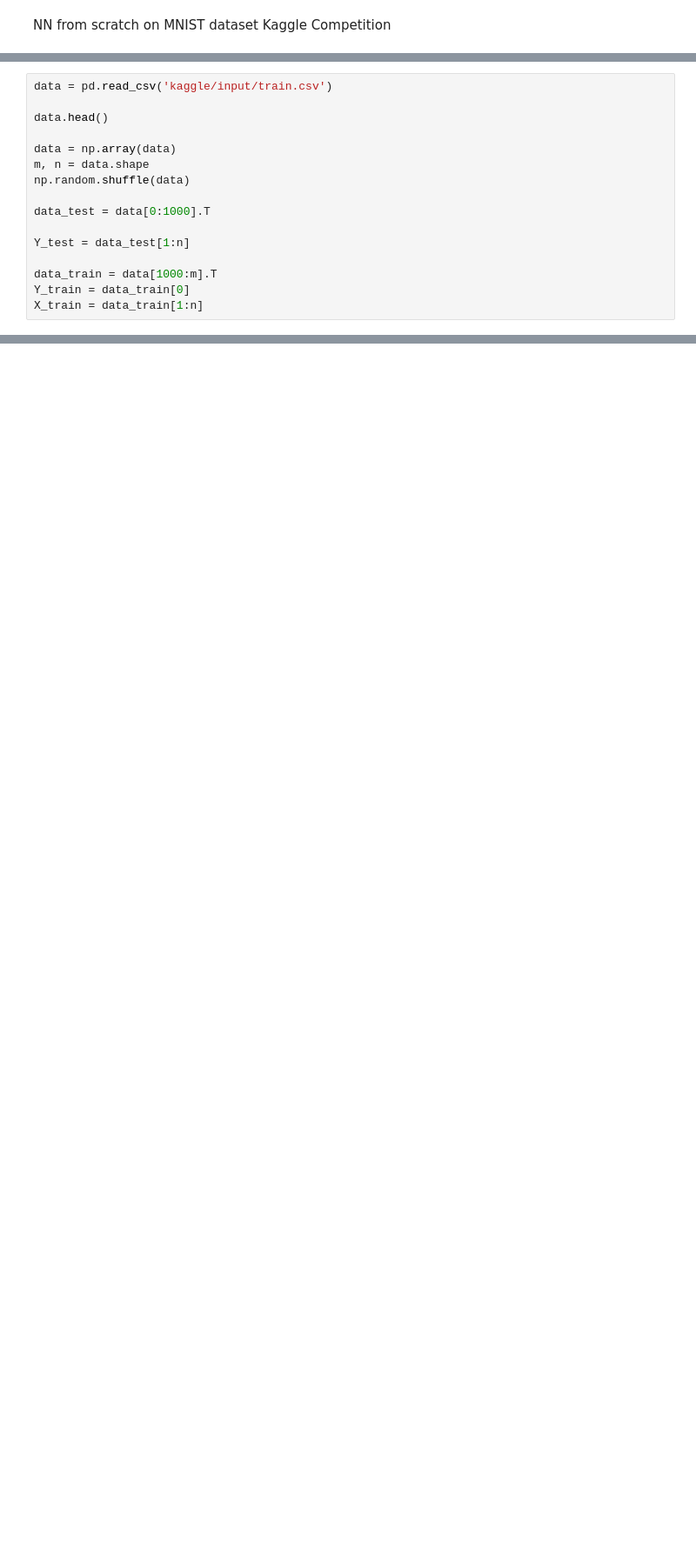
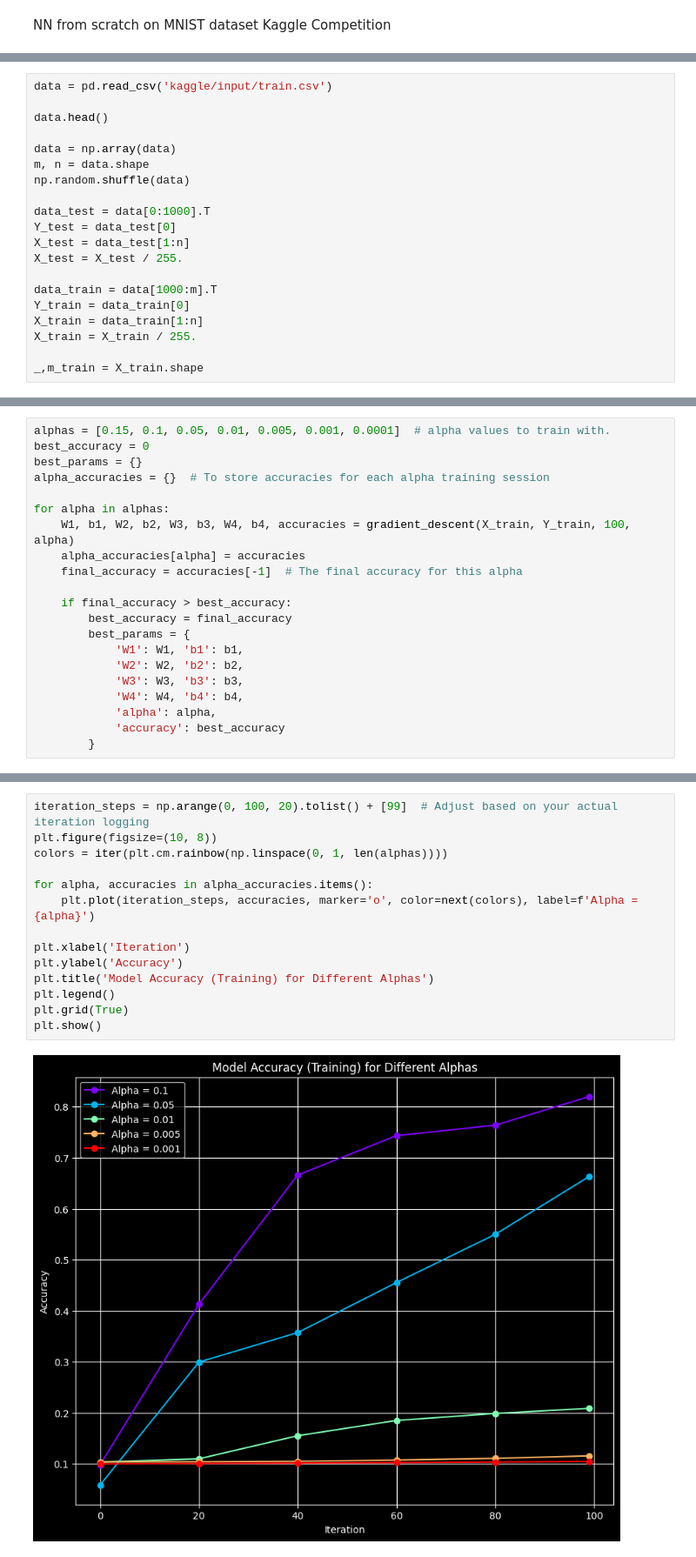
Before and after one commit to maiadx/mnist-kaggle, a Jupyter notebook: mnist.ipynb, the cells around one changed output, grey strips where cells are left out. Shown at 87% size. Saved outputs shown, nothing was run; the diff lists cells and outputs as text; blank space fills up the shorter version.

Commit message:
working on hyperparam tuning alpha values for classifier

```diff
--- a/mnist.ipynb
+++ b/mnist.ipynb
@@ -31,9 +17,13 @@ m, n = data.shape
 np.random.shuffle(data)
 
 data_test = data[0:1000].T
-
-Y_test = data_test[1:n]
+Y_test = data_test[0]
+X_test = data_test[1:n]
+X_test = X_test / 255.
 
 data_train = data[1000:m].T
 Y_train = data_train[0]
 X_train = data_train[1:n]
+X_train = X_train / 255.
+
+_,m_train = X_train.shape
@@ -47,0 +144,21 @@ X_train = data_train[1:n]
+# %%
+alphas = [0.15, 0.1, 0.05, 0.01, 0.005, 0.001, 0.0001]  # alpha values to train with.
+best_accuracy = 0
+best_params = {}
+alpha_accuracies = {}  # To store accuracies for each alpha training session
+
+for alpha in alphas:
+    W1, b1, W2, b2, W3, b3, W4, b4, accuracies = gradient_descent(X_train, Y_train, 100, alpha)
+    alpha_accuracies[alpha] = accuracies
+    final_accuracy = accuracies[-1]  # The final accuracy for this alpha
+
+    if final_accuracy > best_accuracy:
+        best_accuracy = final_accuracy
+        best_params = {
+            'W1': W1, 'b1': b1,
+            'W2': W2, 'b2': b2,
+            'W3': W3, 'b3': b3,
+            'W4': W4, 'b4': b4,
+            'alpha': alpha,
+            'accuracy': best_accuracy
+        }
@@ -47,0 +183,16 @@ X_train = data_train[1:n]
+# %%
+iteration_steps = np.arange(0, 100, 20).tolist() + [99]  # Adjust based on your actual iteration logging
+plt.figure(figsize=(10, 8))
+colors = iter(plt.cm.rainbow(np.linspace(0, 1, len(alphas))))
+
+for alpha, accuracies in alpha_accuracies.items():
+    plt.plot(iteration_steps, accuracies, marker='o', color=next(colors), label=f'Alpha = {alpha}')
+
+plt.xlabel('Iteration')
+plt.ylabel('Accuracy')
+plt.title('Model Accuracy (Training) for Different Alphas')
+plt.legend()
+plt.grid(True)
+plt.show()
+# %% [output]
+[figure, added]
```
Also changed, not shown: parts of 14 cells of this notebook, 1 other file.
